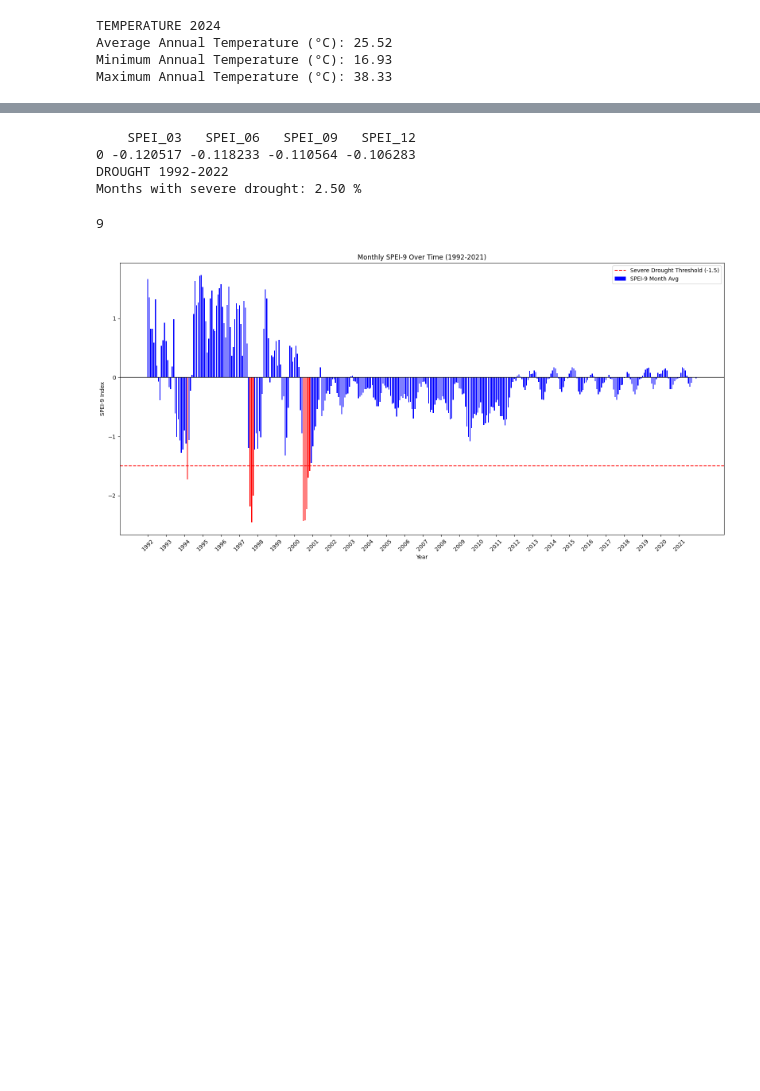
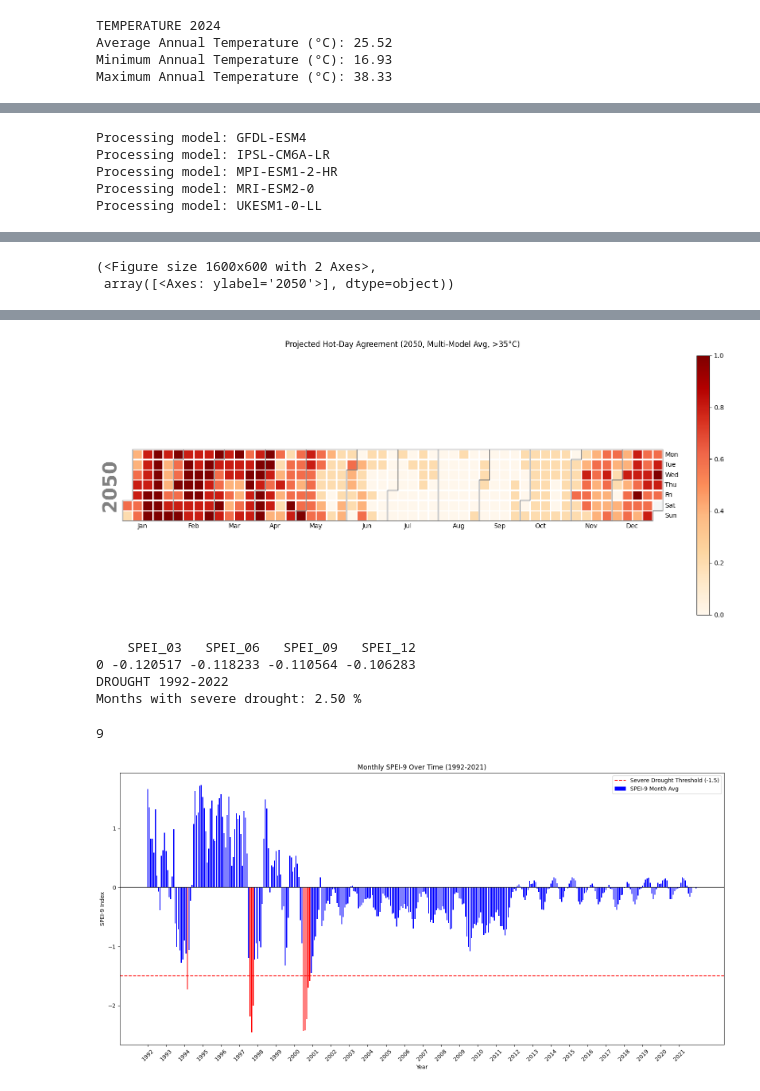
Before and after one commit to inesbsilveira/hummingbirds, a Jupyter notebook: Risk_classification/nonpermanence_natural_risks.ipynb, the cells around one changed output, grey strips where cells are left out. Drawn from its saved outputs; the diff is of its cells as text; code cells hidden in the pictures; blank space fills up the shorter version.

```diff
--- a/Risk_classification/nonpermanence_natural_risks.ipynb
+++ b/Risk_classification/nonpermanence_natural_risks.ipynb
@@ -603,0 +632,69 @@ WARNING:matplotlib.font_manager:findfont: Font family 'Helvetica' not found.
+# %%
+# Setup
+start_date = '2050-01-01'
+end_date = '2050-12-31'
+temp_threshold = ee.Number(35).add(273.15)
+
+# Models to include
+models = ['GFDL-ESM4', 'IPSL-CM6A-LR', 'MPI-ESM1-2-HR', 'MRI-ESM2-0', 'UKESM1-0-LL']
+
+# Store daily hot-day DataFrames from each model
+model_dfs = []
+
+for model in models:
+    print(f'Processing model: {model}')
+
+    # Load CMIP6 data for this model
+    temp_dataset = ee.ImageCollection('NASA/GDDP-CMIP6') \
+        .filterDate(start_date, end_date) \
+        .filter(ee.Filter.eq('model', model)) \
+        .filter(ee.Filter.eq('scenario', 'ssp585')) \
+        .select('tasmax')
+
+    # Map function to tag hot days
+    def map_fn(image):
+        date = ee.Date(image.get('system:time_start')).format('YYYY-MM-dd')
+        is_hot = image.gt(temp_threshold).reduceRegion(
+            reducer=ee.Reducer.mean(),
+            geometry=region,
+            scale=1000,
+            maxPixels=1e9
+        ).get('tasmax')
+        return ee.Feature(None, {'date': date, 'is_hot': is_hot})
+
+    # Apply function and convert to list
+    hot_day_fc = temp_dataset.map(map_fn)
+    features = hot_day_fc.getInfo()['features']
+
+    # Build DataFrame for this model
+    data = [{'date': f['properties']['date'], 'is_hot': f['properties']['is_hot'] or 0} for f in features]
+    df = pd.DataFrame(data)
+    df['date'] = pd.to_datetime(df['date'])
+    df['is_hot'] = df['is_hot'].astype(float)
+    df['is_hot'] = df['is_hot'].apply(lambda x: 1 if x > 0 else 0)  # Binary flag
+
+    model_dfs.append(df.set_index('date')['is_hot'])
+
+# Combine all model series into one DataFrame
+combined_df = pd.concat(model_dfs, axis=1)
+
+# Average across models per day
+combined_df['mean_hot'] = combined_df.mean(axis=1)
+
+# Optional: Binary threshold — e.g., hot day if ≥60% models agree
+# combined_df['mean_hot'] = (combined_df['mean_hot'] >= 0.6).astype(int)
+
+# Plot calendar
+calplot.calplot(
+    combined_df['mean_hot'],
+    cmap='OrRd',
+    suptitle='Projected Hot-Day Agreement (2050, Multi-Model Avg, >35°C)',
+    colorbar=True,
+    figsize=(16, 6)
+)
+# %% [output]
+Processing model: GFDL-ESM4
+Processing model: IPSL-CM6A-LR
+Processing model: MPI-ESM1-2-HR
+Processing model: MRI-ESM2-0
+Processing model: UKESM1-0-LL
@@ -603,0 +703,2 @@ WARNING:matplotlib.font_manager:findfont: Font family 'Helvetica' not found.
+(<Figure size 1600x600 with 2 Axes>,
+ array([<Axes: ylabel='2050'>], dtype=object))
@@ -604,3 +709,4 @@ WARNING:matplotlib.font_manager:findfont: Font family 'Helvetica' not found.
+[figure, added]
 # %%
 # Load CHIRPS Daily precipitation data
 precip_dataset = (ee.ImageCollection('UCSB-CHG/CHIRPS/PENTAD')
```
Also changed, not shown: parts of 6 cells of this notebook.
